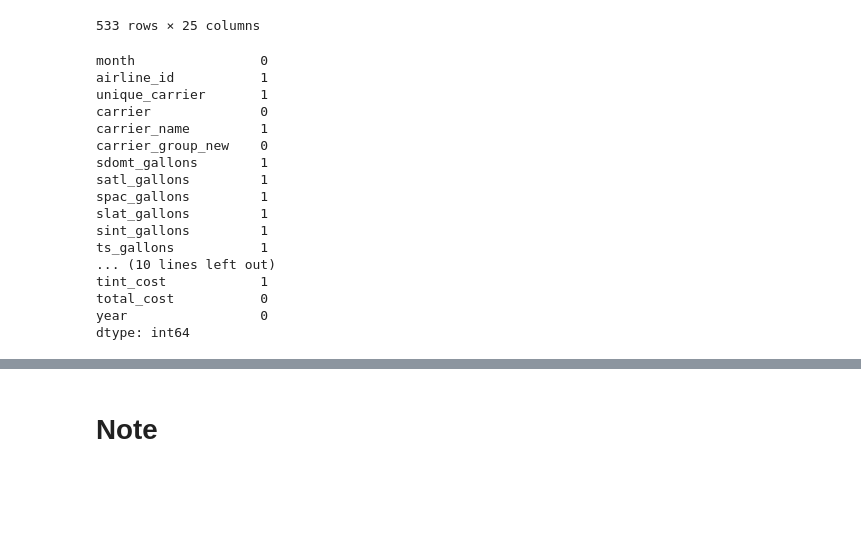
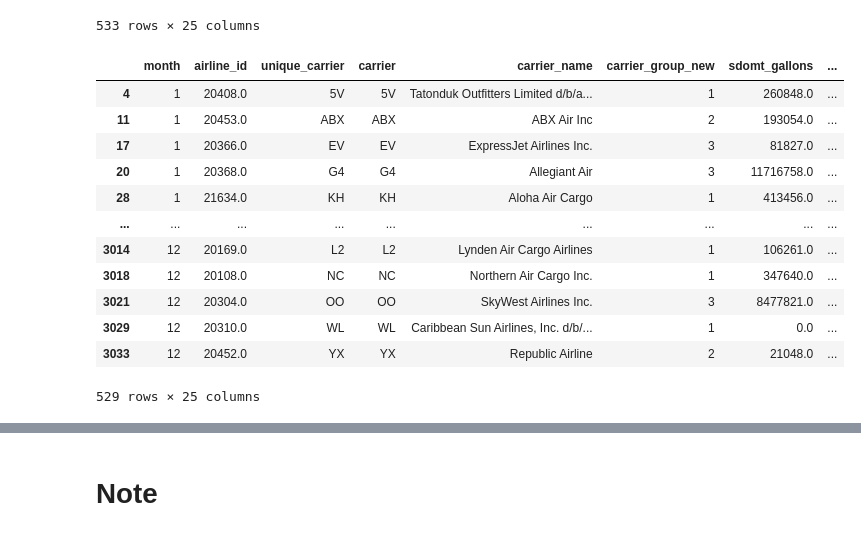
Before and after one commit to irenethebest/Flight_delay_prediction, a Jupyter notebook: W6_midterm_fuel.ipynb, the cells around one changed output, grey strips where cells are left out. Saved outputs shown, nothing was run; the diff lists cells and outputs as text; code cells hidden in the pictures; blank space fills up the shorter version.

```diff
--- a/W6_midterm_fuel.ipynb
+++ b/W6_midterm_fuel.ipynb
@@ -106,22 +117,19 @@ fuel_consumption
 | 3033 | 12 | 20452.0 | YX | YX | Republic Airline | 2 | 21048.0 | ... |
 533 rows × 25 columns
 # %%
-fuel_consumption.isnull().sum()
+fuel_consumption = fuel_consumption.dropna(how='any',axis=0)
+fuel_consumption
 # %% [output]
+|  | month | airline_id | unique_carrier | carrier | carrier_name | carrier_group_new | sdomt_gallons | ... |
+| 4 | 1 | 20408.0 | 5V | 5V | Tatonduk Outfitters Limited d/b/a... | 1 | 260848.0 | ... |
+| 11 | 1 | 20453.0 | ABX | ABX | ABX Air Inc | 2 | 193054.0 | ... |
+| 17 | 1 | 20366.0 | EV | EV | ExpressJet Airlines Inc. | 3 | 81827.0 | ... |
+| 20 | 1 | 20368.0 | G4 | G4 | Allegiant Air | 3 | 11716758.0 | ... |
+| 28 | 1 | 21634.0 | KH | KH | Aloha Air Cargo | 1 | 413456.0 | ... |
+| ... | ... | ... | ... | ... | ... | ... | ... | ... |
+| 3014 | 12 | 20169.0 | L2 | L2 | Lynden Air Cargo Airlines | 1 | 106261.0 | ... |
+| 3018 | 12 | 20108.0 | NC | NC | Northern Air Cargo Inc. | 1 | 347640.0 | ... |
+| 3021 | 12 | 20304.0 | OO | OO | SkyWest Airlines Inc. | 3 | 8477821.0 | ... |
+| 3029 | 12 | 20310.0 | WL | WL | Caribbean Sun Airlines, Inc. d/b/... | 1 | 0.0 | ... |
+| 3033 | 12 | 20452.0 | YX | YX | Republic Airline | 2 | 21048.0 | ... |
-month                0
-airline_id           1
-unique_carrier       1
-carrier              0
-carrier_name         1
-carrier_group_new    0
-sdomt_gallons        1
-satl_gallons         1
-spac_gallons         1
-slat_gallons         1
-sint_gallons         1
-ts_gallons           1
-... (10 lines left out)
-tint_cost            1
-total_cost           0
-year                 0
-dtype: int64
+529 rows × 25 columns
```
Also changed, not shown: parts of 5 cells of this notebook, 4 other files.
